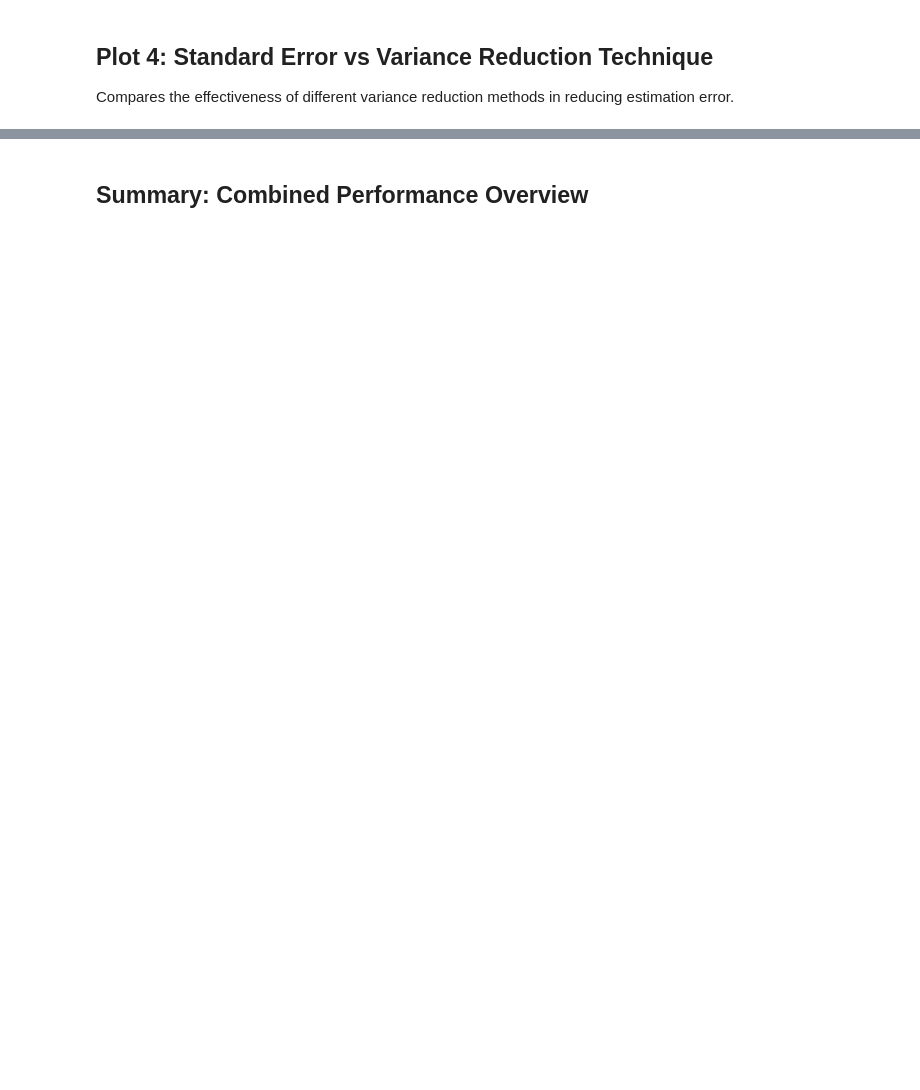
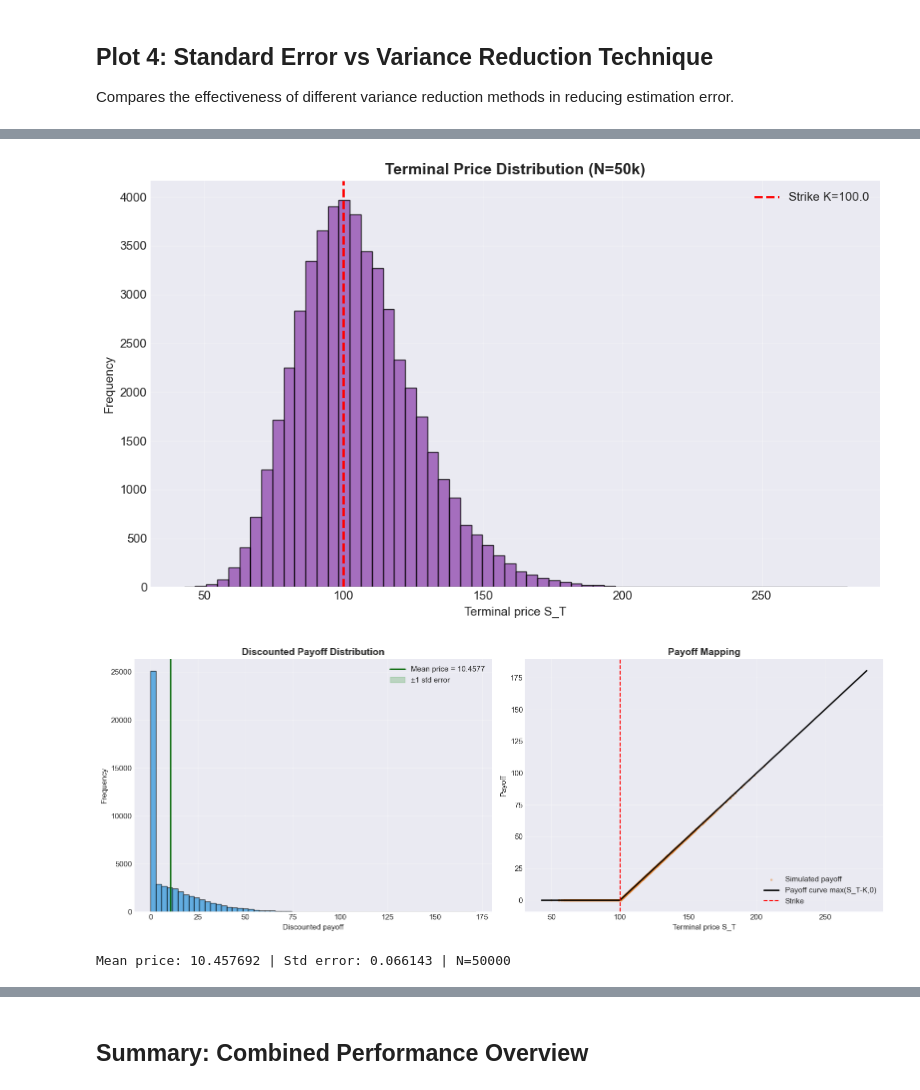
Before and after one commit to BUBB134/montecarlo-pricer, a Jupyter notebook: python_examples/convergence_and_speed.ipynb, the cells around one changed output, grey strips where cells are left out. Drawn from its saved outputs; the diff is of its cells as text; code cells hidden in the pictures; blank space fills up the shorter version.

Commit message:
plots of terminal distribution + paths

```diff
--- a/python_examples/convergence_and_speed.ipynb
+++ b/python_examples/convergence_and_speed.ipynb
@@ -376,0 +450,50 @@ Maximum variance reduction: 1.42x
+# %%
+# Plot terminal distribution and payoff mapping
+import matplotlib.pyplot as plt
+
+fig, ax = plt.subplots(figsize=(10, 6))
+ax.hist(ST, bins=60, color='#8e44ad', alpha=0.75, edgecolor='black')
+ax.axvline(strike, color='red', linestyle='--', linewidth=2, label=f'Strike K={strike}')
+ax.set_title('Terminal Price Distribution (N=50k)', fontsize=14, fontweight='bold')
+ax.set_xlabel('Terminal price S_T')
+ax.set_ylabel('Frequency')
+ax.legend()
+ax.grid(True, alpha=0.3)
+plt.tight_layout()
+plt.show()
+
+# Discounted payoff histogram + payoff mapping
+fig, (ax1, ax2) = plt.subplots(1, 2, figsize=(16, 6))
+
+# Histogram of discounted payoffs
+ax1.hist(disc_payoff, bins=60, color='#3498db', alpha=0.75, edgecolor='black')
+ax1.axvline(sample_price, color='darkgreen', linewidth=2, label=f'Mean price = {sample_price:.4f}')
+ax1.axvspan(sample_price - sample_std_error, sample_price + sample_std_error,
+            color='green', alpha=0.2, label='±1 std error')
+ax1.set_title('Discounted Payoff Distribution', fontsize=14, fontweight='bold')
+ax1.set_xlabel('Discounted payoff')
+ax1.set_ylabel('Frequency')
+ax1.legend()
+ax1.grid(True, alpha=0.3)
+
+# Payoff mapping: S_T vs payoff (subset to avoid overplot)
+subset = min(5_000, len(ST))
+ax2.scatter(ST[:subset], payoff[:subset], s=6, alpha=0.35, color='#e67e22', label='Simulated payoff')
+# Theoretical payoff curve
+x_line = np.linspace(max(1e-6, np.min(ST)), np.max(ST), 300)
+ax2.plot(x_line, np.maximum(x_line - strike, 0.0), color='black', linewidth=2, label='Payoff curve max(S_T-K,0)')
+ax2.axvline(strike, color='red', linestyle='--', linewidth=1.5, label='Strike')
+ax2.set_title('Payoff Mapping', fontsize=14, fontweight='bold')
+ax2.set_xlabel('Terminal price S_T')
+ax2.set_ylabel('Payoff')
+ax2.legend()
+ax2.grid(True, alpha=0.3)
+
+plt.tight_layout()
+plt.show()
+
+print(f"Mean price: {sample_price:.6f} | Std error: {sample_std_error:.6f} | N={len(ST)}")
+# %% [output]
+[figure, added]
+[figure, added]
+Mean price: 10.457692 | Std error: 0.066143 | N=50000
```
Also changed, not shown: parts of 9 cells of this notebook, 1 other file.
